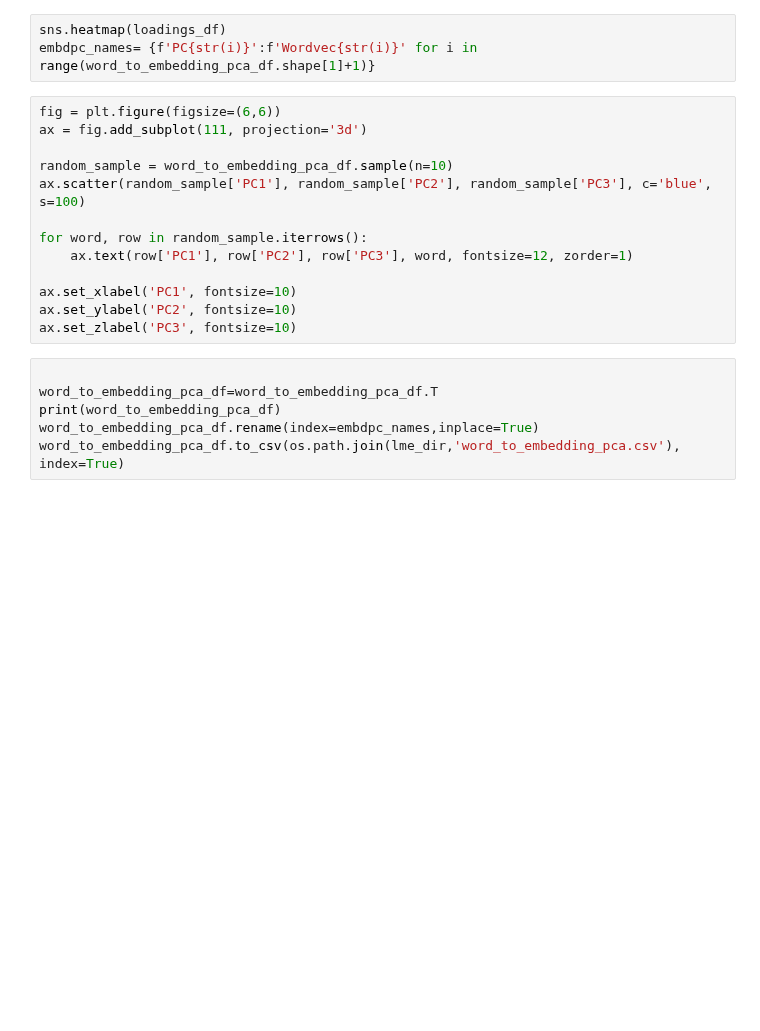
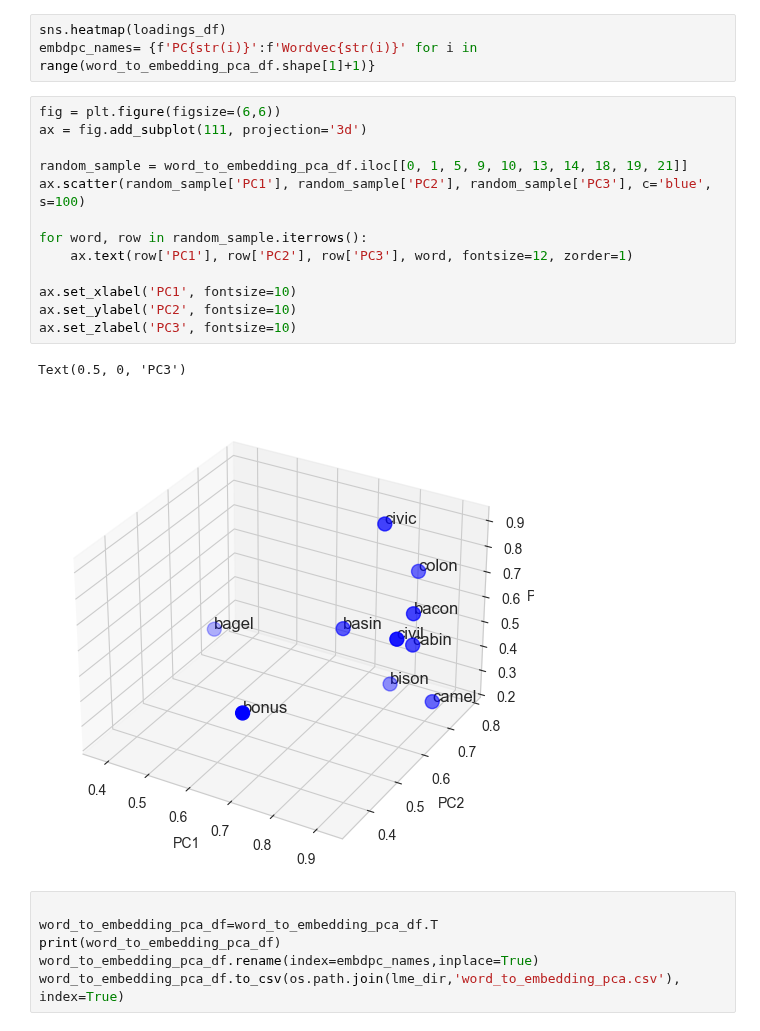
Before and after one commit to Baishenliang/coganlab_ieeg, a Jupyter notebook: projects/GLM/generate_features.ipynb, the cells around one changed output. Saved outputs shown, nothing was run; the diff lists cells and outputs as text; blank space fills up the shorter version.

Commit message:
Updated the generating semantic features vector plots for showing word only

```diff
--- a/projects/GLM/generate_features.ipynb
+++ b/projects/GLM/generate_features.ipynb
@@ -675,16 +725,19 @@ embdpc_names= {f'PC{str(i)}':f'Wordvec{str(i)}' for i in range(word_to_embedding
 # %%
 fig = plt.figure(figsize=(6,6))
 ax = fig.add_subplot(111, projection='3d')
 
-random_sample = word_to_embedding_pca_df.sample(n=10)
+random_sample = word_to_embedding_pca_df.iloc[[0, 1, 5, 9, 10, 13, 14, 18, 19, 21]]
 ax.scatter(random_sample['PC1'], random_sample['PC2'], random_sample['PC3'], c='blue', s=100)
 
 for word, row in random_sample.iterrows():
     ax.text(row['PC1'], row['PC2'], row['PC3'], word, fontsize=12, zorder=1)
 
 ax.set_xlabel('PC1', fontsize=10)
 ax.set_ylabel('PC2', fontsize=10)
 ax.set_zlabel('PC3', fontsize=10)
+# %% [output]
+Text(0.5, 0, 'PC3')
+[figure, added]
 # %%
 
 word_to_embedding_pca_df=word_to_embedding_pca_df.T
```
Also changed, not shown: parts of 4 cells of this notebook.
